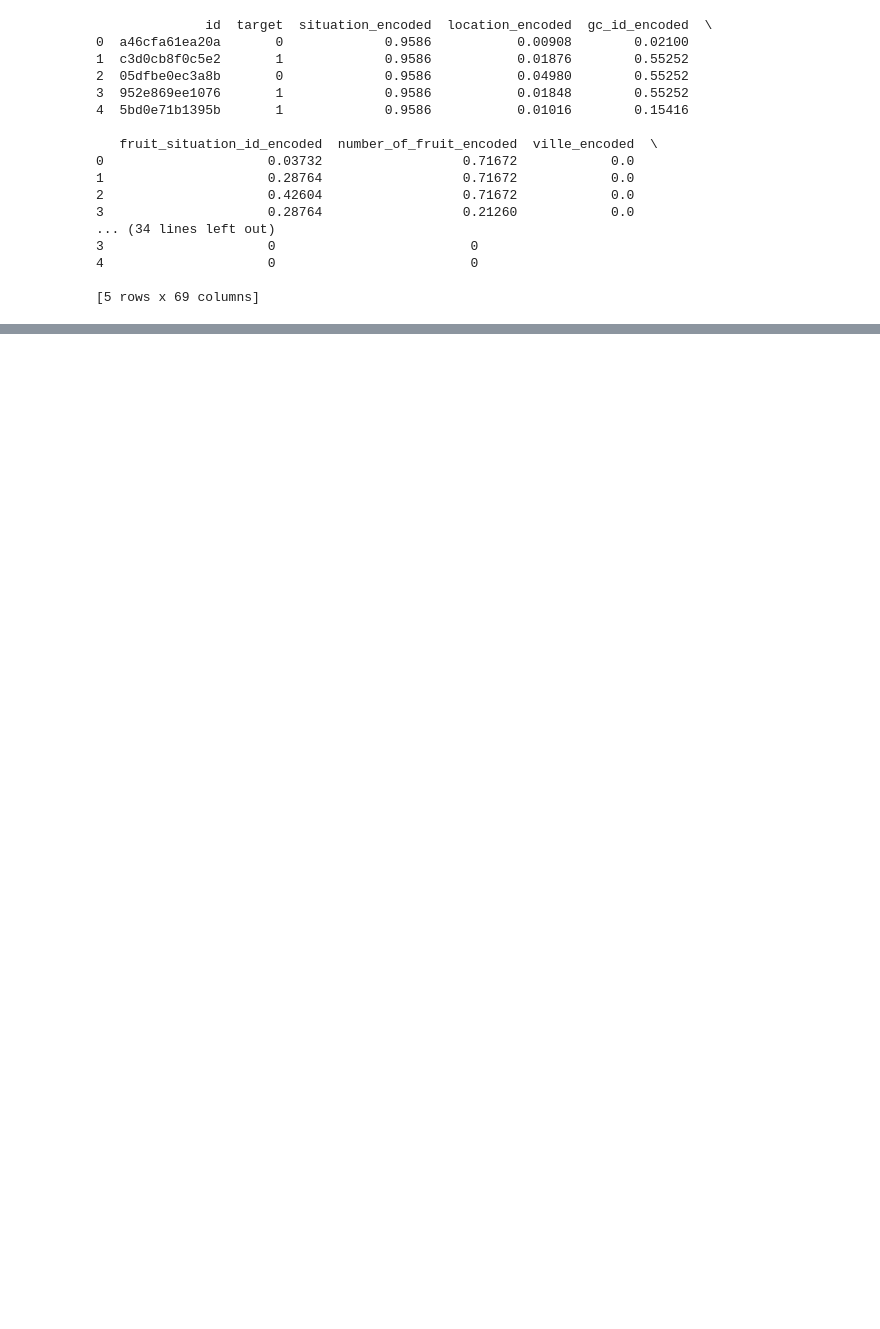
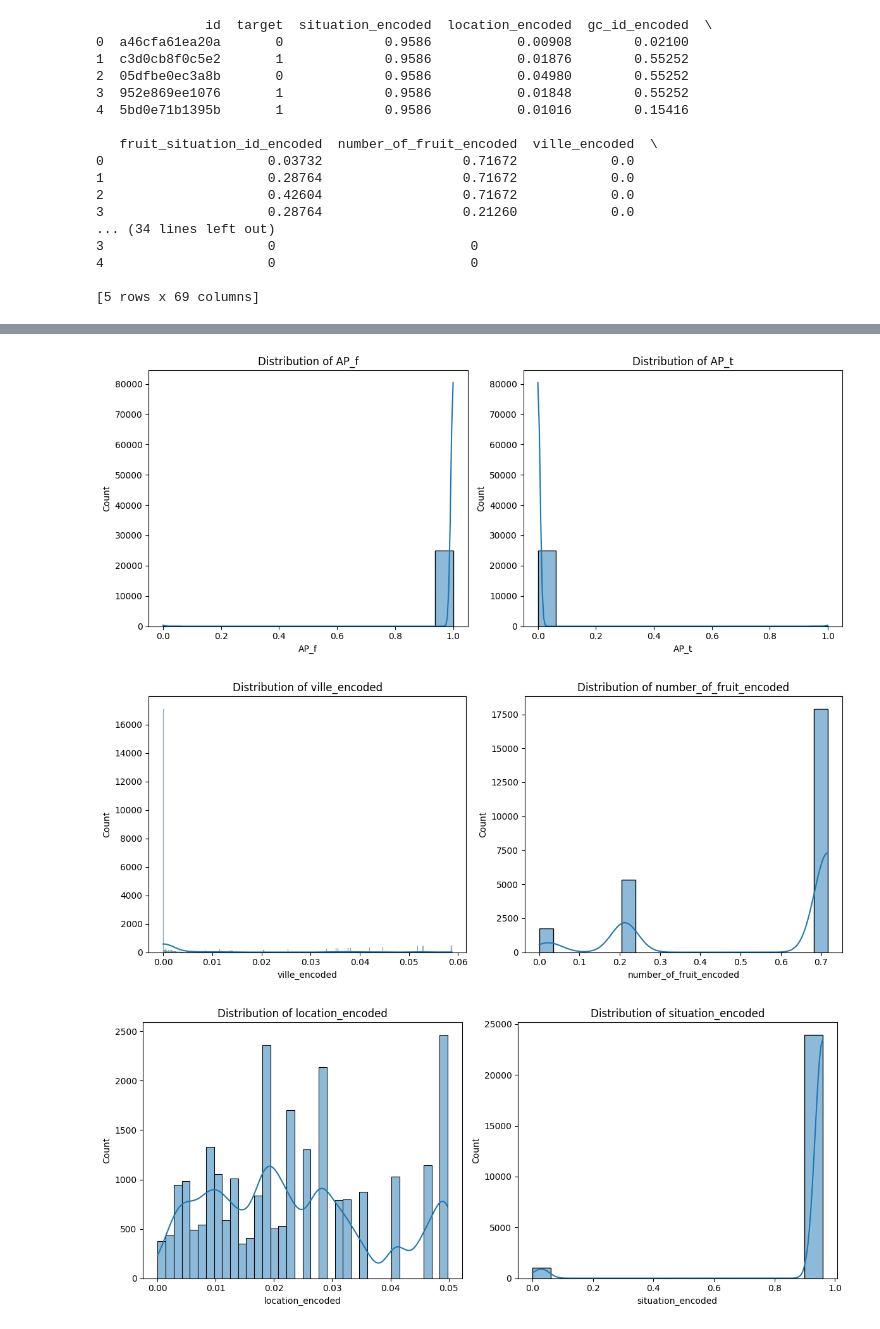
Before and after one commit to Matlpb/Multi-classification, a Jupyter notebook: engine.ipynb, the cells around one changed output, grey strips where cells are left out. Drawn from its saved outputs; the diff is of its cells as text; code cells hidden in the pictures; blank space fills up the shorter version.

```diff
--- a/engine.ipynb
+++ b/engine.ipynb
@@ -808,0 +818,14 @@ As expected, **XGBoost** outperformed the other models with an accuracy of **70%
+# %%
+columns = ['AP_f', 'AP_t', 'ville_encoded', 'number_of_fruit_encoded', 'location_encoded', 'situation_encoded']
+
+for i in range(0, len(columns), 2):
+    fig, axes = plt.subplots(1, 2, figsize=(12, 5), sharey=False)
+    for ax, col in zip(axes, columns[i:i+2]):
+        sns.histplot(data=df_encoded_train, x=col, kde=True, ax=ax)
+        ax.set_title(f'Distribution of {col}', fontsize=12)
+    plt.tight_layout()
+    plt.show()
+# %% [output]
+[figure, added]
+[figure, added]
+[figure, added]
```
Also changed, not shown: parts of 22 cells of this notebook, 7 other files.
